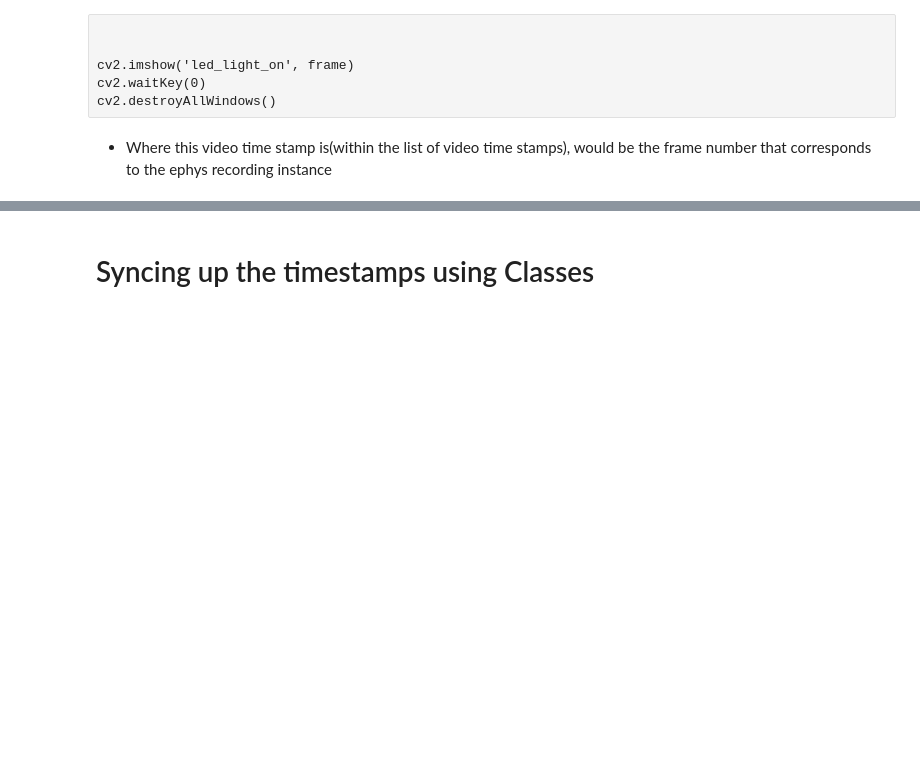
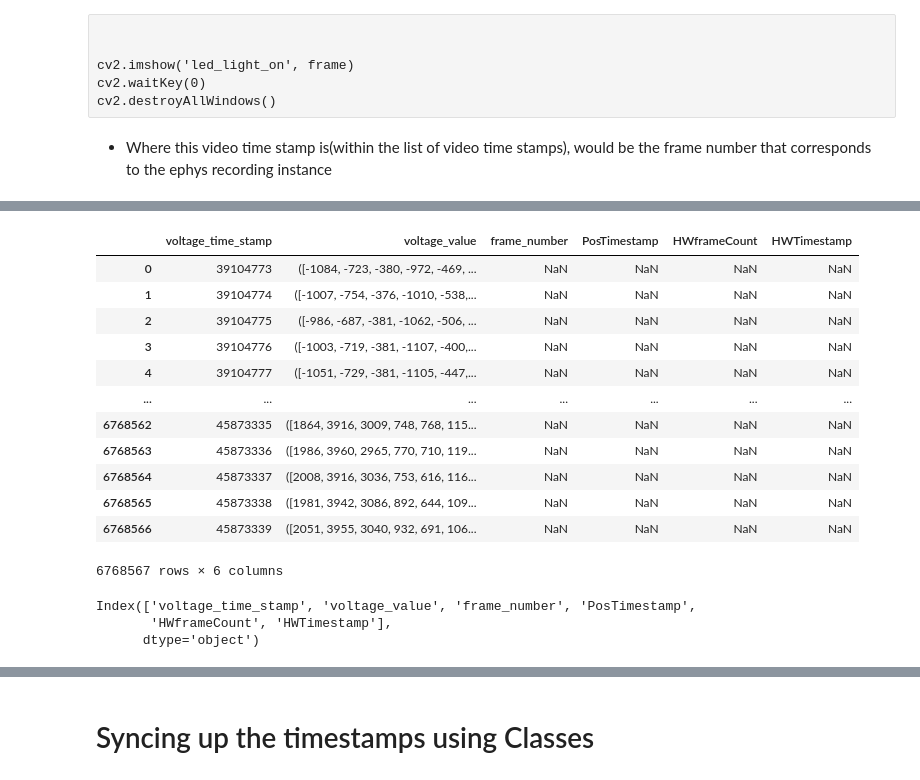
Before and after one commit to padillacoreanolab/spike_gadgets_repo, a Jupyter notebook: results/2022_09_13_timestamp_syncing/time_stamp_syncing.ipynb, the cells around one changed output, grey strips where cells are left out. Saved outputs shown, nothing was run; the diff lists cells and outputs as text; code cells hidden in the pictures; blank space fills up the shorter version.

Commit message:
nb: creating a pandas df for ephys syncing

```diff
--- a/results/2022_09_13_timestamp_syncing/time_stamp_syncing.ipynb
+++ b/results/2022_09_13_timestamp_syncing/time_stamp_syncing.ipynb
@@ -537,0 +715,2 @@ print("MED-PC signal is at {}:{}".format(int(current_video_seconds // 60), int(c
+# %%
+ephys_dataframe["voltage_value"] = voltage_value_array.tolist()
@@ -537,0 +740,4 @@ print("MED-PC signal is at {}:{}".format(int(current_video_seconds // 60), int(c
+# %%
+video_dataframe = pd.DataFrame(video_time_stamp_dict["data"])
+# %%
+video_dataframe.insert(0, 'frame_number', range(1, 1 + len(video_dataframe)))
@@ -537,0 +760,24 @@ print("MED-PC signal is at {}:{}".format(int(current_video_seconds // 60), int(c
+# %%
+ephy_and_video_dataframe = pd.merge(ephys_dataframe, video_dataframe, left_on='voltage_time_stamp', right_on='PosTimestamp', how="left")
+# %%
+ephy_and_video_dataframe
+# %% [output]
+|  | voltage_time_stamp | voltage_value | frame_number | PosTimestamp | HWframeCount | HWTimestamp |
+| 0 | 39104773 | ([-1084, -723, -380, -972, -469, ... | NaN | NaN | NaN | NaN |
+| 1 | 39104774 | ([-1007, -754, -376, -1010, -538,... | NaN | NaN | NaN | NaN |
+| 2 | 39104775 | ([-986, -687, -381, -1062, -506, ... | NaN | NaN | NaN | NaN |
+| 3 | 39104776 | ([-1003, -719, -381, -1107, -400,... | NaN | NaN | NaN | NaN |
+| 4 | 39104777 | ([-1051, -729, -381, -1105, -447,... | NaN | NaN | NaN | NaN |
+| ... | ... | ... | ... | ... | ... | ... |
+| 6768562 | 45873335 | ([1864, 3916, 3009, 748, 768, 115... | NaN | NaN | NaN | NaN |
+| 6768563 | 45873336 | ([1986, 3960, 2965, 770, 710, 119... | NaN | NaN | NaN | NaN |
+| 6768564 | 45873337 | ([2008, 3916, 3036, 753, 616, 116... | NaN | NaN | NaN | NaN |
+| 6768565 | 45873338 | ([1981, 3942, 3086, 892, 644, 109... | NaN | NaN | NaN | NaN |
+| 6768566 | 45873339 | ([2051, 3955, 3040, 932, 691, 106... | NaN | NaN | NaN | NaN |
+6768567 rows × 6 columns
+# %%
+ephy_and_video_dataframe.columns
+# %% [output]
+Index(['voltage_time_stamp', 'voltage_value', 'frame_number', 'PosTimestamp',
+       'HWframeCount', 'HWTimestamp'],
+      dtype='object')
```
Also changed, not shown: parts of 103 cells of this notebook.
